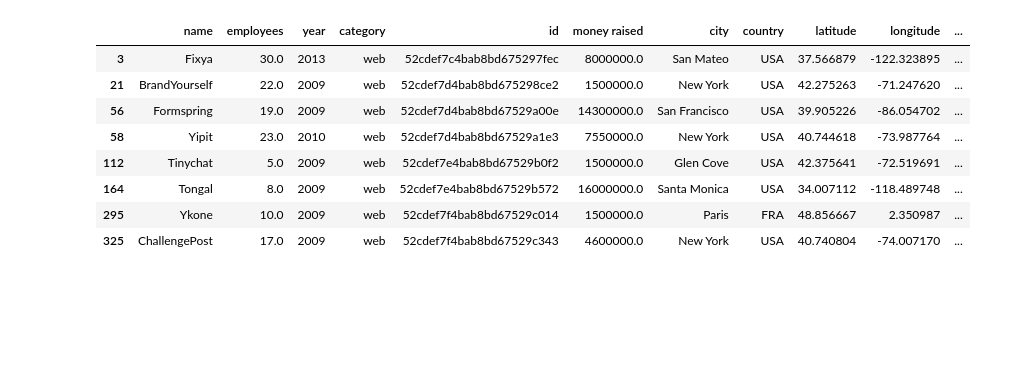
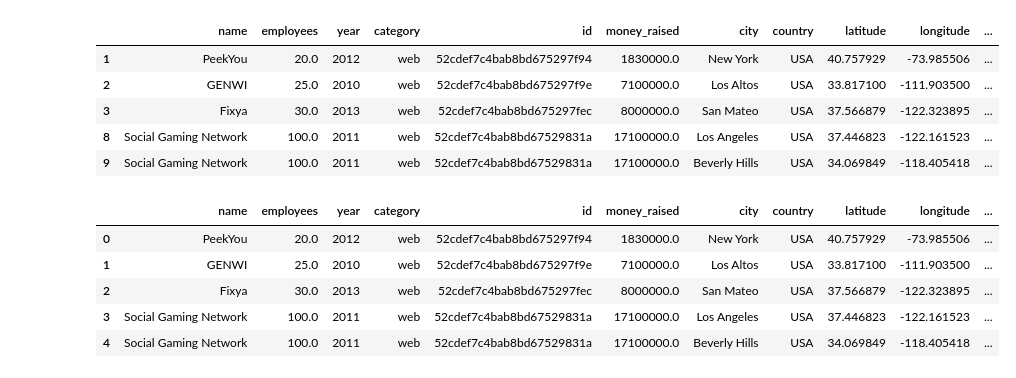
Before and after one commit to mariaversin/Geolocation-Project, a Jupyter notebook: pruebas/pruebas.ipynb, the cells around one changed output. Drawn from its saved outputs; the diff is of its cells as text; code cells hidden in the pictures; blank space fills up the shorter version.

```diff
--- a/pruebas/pruebas.ipynb
+++ b/pruebas/pruebas.ipynb
@@ -102,12 +102,12 @@ def money_clean(data):
 
     ''' Function to convert money raised to int '''
 
-    data['money raised']= data['money raised'].replace('[Kk]', '*100',regex = True).replace( 'M', '*1000000',regex=True)
-    data['money raised']= data['money raised'].replace('[€$£]','',regex=True)
-    #data['money raised']= data['money raised'].apply(np.int64)
-    data['money raised']= data['money raised'].map(pd.eval)
-    #data=data[data!=0].dropna()
-    return money_comp
+    data['money_raised']= data['money_raised'].replace('[Kk]', '*100',regex = True).replace( 'M', '*1000000',regex=True)
+    data['money_raised']= data['money_raised'].replace('[€$£]','',regex=True)
+    #data['money_raised']= data['money_raised'].apply(np.int64)
+    data['money_raised']= data['money_raised'].map(pd.eval)
+    data=data[data!=0].dropna()
+    return data
 
 def category(data):
 
@@ -115,20 +115,18 @@ def category(data):
 
     web_design = {'search': 'web','mobile': 'web','web': 'web','games_video': 'web','ecommerce': 'web','advertising': 'web',
               'hardware': 'web','enterprise': 'web','network_hosting': 'web','software': 'web',
-              'analytics': 'web','cleantech': 'web'}
+              'analytics': 'web','cleantech': 'web','design': 'web', 'photo_video': 'web', 'security':'web','biotech':'web','messaging':'web'}
     data = money_clean(data).replace(web_design, regex=True)
-    return money_comp
+    data_new = data[data['category']== 'web']
+    return data_new
 # %%
-data_new = category(data)
+data = category(data)
-# %%
-data_new
-# %% [output]
-|  | name | employees | year | category | id | money raised | city | country | latitude | longitude | ... |
-| 3 | Fixya | 30.0 | 2013 | web | 52cdef7c4bab8bd675297fec | 8000000.0 | San Mateo | USA | 37.566879 | -122.323895 | ... |
-| 21 | BrandYourself | 22.0 | 2009 | web | 52cdef7d4bab8bd675298ce2 | 1500000.0 | New York | USA | 42.275263 | -71.247620 | ... |
-| 56 | Formspring | 19.0 | 2009 | web | 52cdef7d4bab8bd67529a00e | 14300000.0 | San Francisco | USA | 39.905226 | -86.054702 | ... |
-| 58 | Yipit | 23.0 | 2010 | web | 52cdef7d4bab8bd67529a1e3 | 7550000.0 | New York | USA | 40.744618 | -73.987764 | ... |
-| 112 | Tinychat | 5.0 | 2009 | web | 52cdef7e4bab8bd67529b0f2 | 1500000.0 | Glen Cove | USA | 42.375641 | -72.519691 | ... |
-| 164 | Tongal | 8.0 | 2009 | web | 52cdef7e4bab8bd67529b572 | 16000000.0 | Santa Monica | USA | 34.007112 | -118.489748 | ... |
-| 295 | Ykone | 10.0 | 2009 | web | 52cdef7f4bab8bd67529c014 | 1500000.0 | Paris | FRA | 48.856667 | 2.350987 | ... |
-| 325 | ChallengePost | 17.0 | 2009 | web | 52cdef7f4bab8bd67529c343 | 4600000.0 | New York | USA | 40.740804 | -74.007170 | ... |
+# %%
+data.head()
+# %% [output]
+|  | name | employees | year | category | id | money_raised | city | country | latitude | longitude | ... |
+| 1 | PeekYou | 20.0 | 2012 | web | 52cdef7c4bab8bd675297f94 | 1830000.0 | New York | USA | 40.757929 | -73.985506 | ... |
+| 2 | GENWI | 25.0 | 2010 | web | 52cdef7c4bab8bd675297f9e | 7100000.0 | Los Altos | USA | 33.817100 | -111.903500 | ... |
+| 3 | Fixya | 30.0 | 2013 | web | 52cdef7c4bab8bd675297fec | 8000000.0 | San Mateo | USA | 37.566879 | -122.323895 | ... |
+| 8 | Social Gaming Network | 100.0 | 2011 | web | 52cdef7c4bab8bd67529831a | 17100000.0 | Los Angeles | USA | 37.446823 | -122.161523 | ... |
+| 9 | Social Gaming Network | 100.0 | 2011 | web | 52cdef7c4bab8bd67529831a | 17100000.0 | Beverly Hills | USA | 34.069849 | -118.405418 | ... |
@@ -134,0 +135,9 @@ data_new
+# %%
+data.head()
+# %% [output]
+|  | name | employees | year | category | id | money_raised | city | country | latitude | longitude | ... |
+| 0 | PeekYou | 20.0 | 2012 | web | 52cdef7c4bab8bd675297f94 | 1830000.0 | New York | USA | 40.757929 | -73.985506 | ... |
+| 1 | GENWI | 25.0 | 2010 | web | 52cdef7c4bab8bd675297f9e | 7100000.0 | Los Altos | USA | 33.817100 | -111.903500 | ... |
+| 2 | Fixya | 30.0 | 2013 | web | 52cdef7c4bab8bd675297fec | 8000000.0 | San Mateo | USA | 37.566879 | -122.323895 | ... |
+| 3 | Social Gaming Network | 100.0 | 2011 | web | 52cdef7c4bab8bd67529831a | 17100000.0 | Los Angeles | USA | 37.446823 | -122.161523 | ... |
+| 4 | Social Gaming Network | 100.0 | 2011 | web | 52cdef7c4bab8bd67529831a | 17100000.0 | Beverly Hills | USA | 34.069849 | -118.405418 | ... |
```
Also changed, not shown: parts of 6 cells of this notebook, 5 other files.
